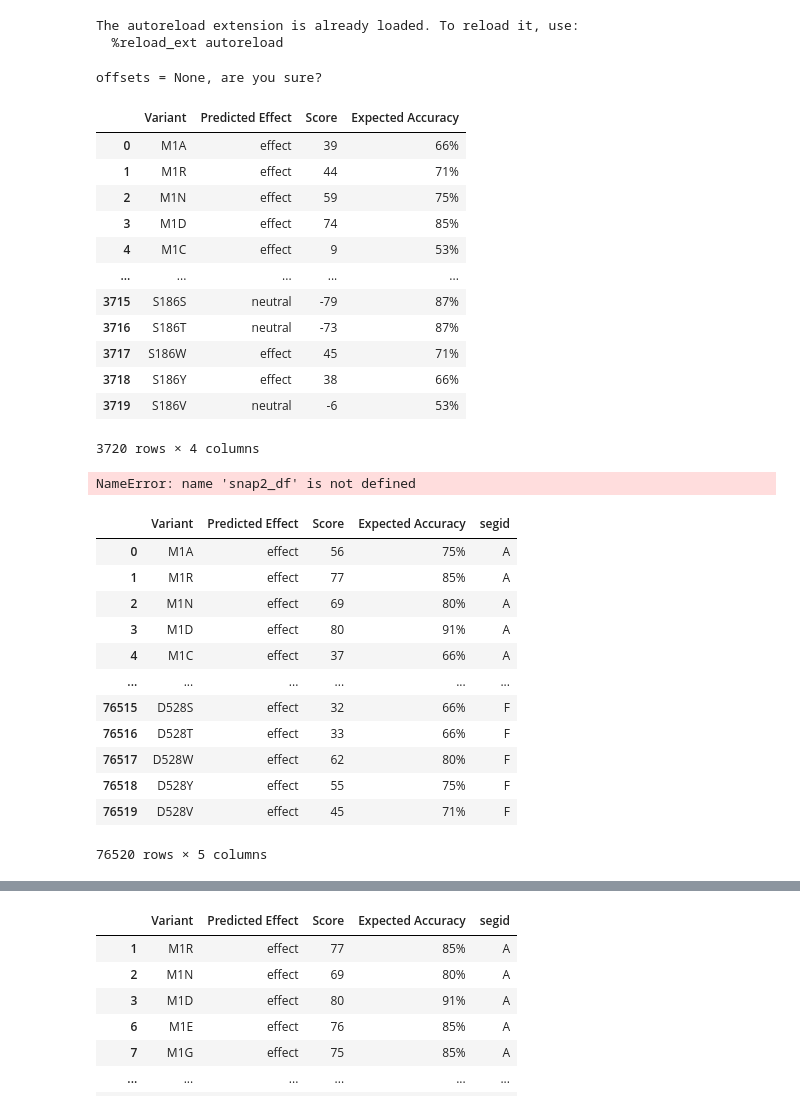
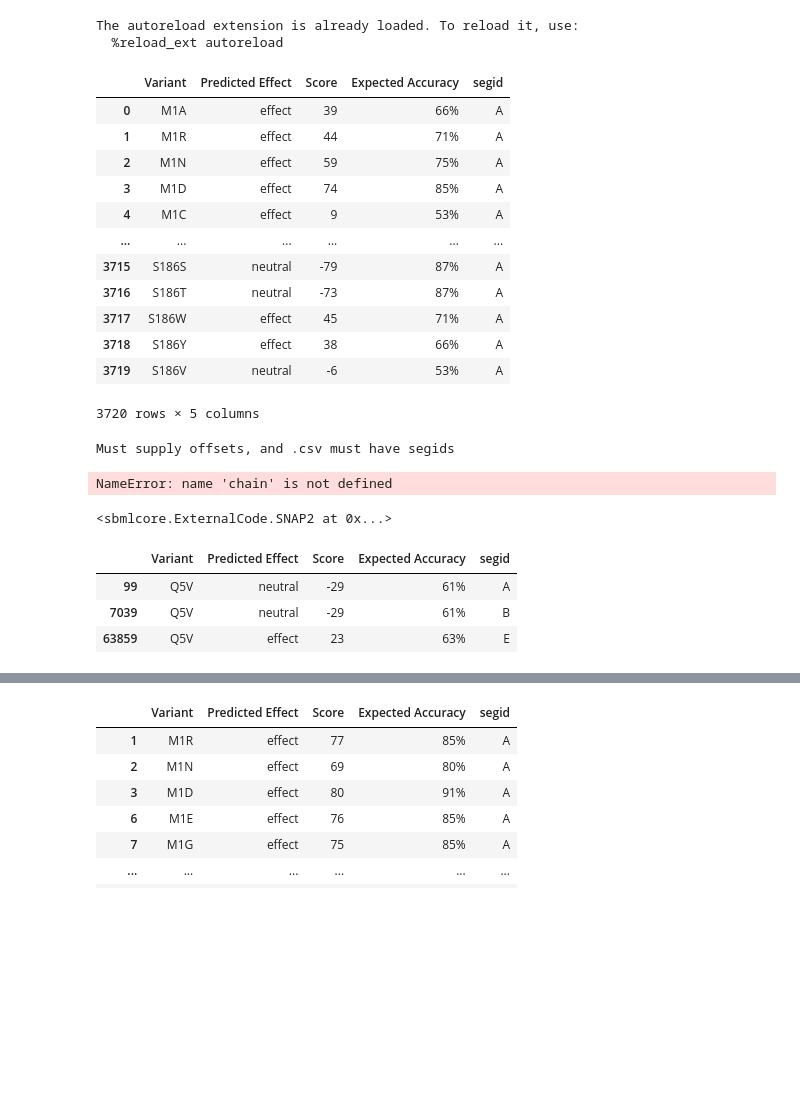
Before and after one commit to fowler-lab/sbmlcore, a Jupyter notebook: snap2_tests.ipynb, the cells around one changed output, grey strips where cells are left out. Saved outputs shown, nothing was run; the diff lists cells and outputs as text; code cells hidden in the pictures; blank space fills up the shorter version.

Commit message:
Tests apart from dssp fixed.

```diff
--- a/snap2_tests.ipynb
+++ b/snap2_tests.ipynb
@@ -6,52 +6,43 @@ import sbmlcore, pandas
 The autoreload extension is already loaded. To reload it, use:
   %reload_ext autoreload
 # %%
-a = sbmlcore.SNAP2('tests/3pl1-snap2.csv')
+a = sbmlcore.SNAP2('tests/3pl1-complete.csv', offsets = {'A': 0})
-# %% [output]
-offsets = None, are you sure?
 # %%
-b = pandas.read_csv('tests/3pl1-snap2.csv')
+b = pandas.read_csv('tests/3pl1-complete.csv')
 b
 # %% [output]
-|  | Variant | Predicted Effect | Score | Expected Accuracy |
-| 0 | M1A | effect | 39 | 66% |
-| 1 | M1R | effect | 44 | 71% |
-| 2 | M1N | effect | 59 | 75% |
-| 3 | M1D | effect | 74 | 85% |
-| 4 | M1C | effect | 9 | 53% |
-| ... | ... | ... | ... | ... |
-| 3715 | S186S | neutral | -79 | 87% |
-| 3716 | S186T | neutral | -73 | 87% |
-| 3717 | S186W | effect | 45 | 71% |
-| 3718 | S186Y | effect | 38 | 66% |
-| 3719 | S186V | neutral | -6 | 53% |
+|  | Variant | Predicted Effect | Score | Expected Accuracy | segid |
+| 0 | M1A | effect | 39 | 66% | A |
+| 1 | M1R | effect | 44 | 71% | A |
+| 2 | M1N | effect | 59 | 75% | A |
+| 3 | M1D | effect | 74 | 85% | A |
+| 4 | M1C | effect | 9 | 53% | A |
+| ... | ... | ... | ... | ... | ... |
+| 3715 | S186S | neutral | -79 | 87% | A |
+| 3716 | S186T | neutral | -73 | 87% | A |
+| 3717 | S186W | effect | 45 | 71% | A |
+| 3718 | S186Y | effect | 38 | 66% | A |
+| 3719 | S186V | neutral | -6 | 53% | A |
-3720 rows × 4 columns
+3720 rows × 5 columns
 # %%
 #Thoughts - filter for above 50% accuracy?
 #When loading multiple chains - use csv_segid_concat.ipynb to concatenate into one .csv with the correct segid for each chain
+# %%
+c = sbmlcore.SNAP2('tests/5uh6-complete.csv')
+# %% [output]
+Must supply offsets, and .csv must have segids
+NameError: name 'chain' is not defined
 # %%
-c = sbmlcore.SNAP2('tests/5uh6-complete.csv', offsets = {'A': 0, 'B': 0, 'C': -6, 'D':0, 'E':0, 'F':0})
+c = sbmlcore.SNAP2('tests/5uh6-complete.csv', offsets = {'A':0, 'B':0, 'C':-6, 'D':0, 'E':0, 'F':0})
+c
+# %% [output]
+<sbmlcore.ExternalCode.SNAP2 at 0x...>
-# %%
-#Remove entries with less than 50% accuracy
-snap2_df
-#c['Expected Accuracy']
-# %% [output]
-NameError: name 'snap2_df' is not defined
 # %%
 c = pandas.read_csv('tests/5uh6-complete.csv')
-offsets = {'A': 0, 'B': 0, 'C': -6, 'D':0, 'E':0, 'F':0}
-c
+offsets = {'A':0, 'B':0, 'C': -6, 'D':0, 'E':0, 'F':0}
+c.loc[c['Variant']=='Q5V']
 # %% [output]
 |  | Variant | Predicted Effect | Score | Expected Accuracy | segid |
-| 0 | M1A | effect | 56 | 75% | A |
-| 1 | M1R | effect | 77 | 85% | A |
-| 2 | M1N | effect | 69 | 80% | A |
-| 3 | M1D | effect | 80 | 91% | A |
-| 4 | M1C | effect | 37 | 66% | A |
-| ... | ... | ... | ... | ... | ... |
-| 76515 | D528S | effect | 32 | 66% | F |
-| 76516 | D528T | effect | 33 | 66% | F |
-| 76517 | D528W | effect | 62 | 80% | F |
-| 76518 | D528Y | effect | 55 | 75% | F |
-| 76519 | D528V | effect | 45 | 71% | F |
+| 99 | Q5V | neutral | -29 | 61% | A |
+| 7039 | Q5V | neutral | -29 | 61% | B |
+| 63859 | Q5V | effect | 23 | 63% | E |
-76520 rows × 5 columns
```
Also changed, not shown: parts of 2 cells of this notebook, 9 other files.
